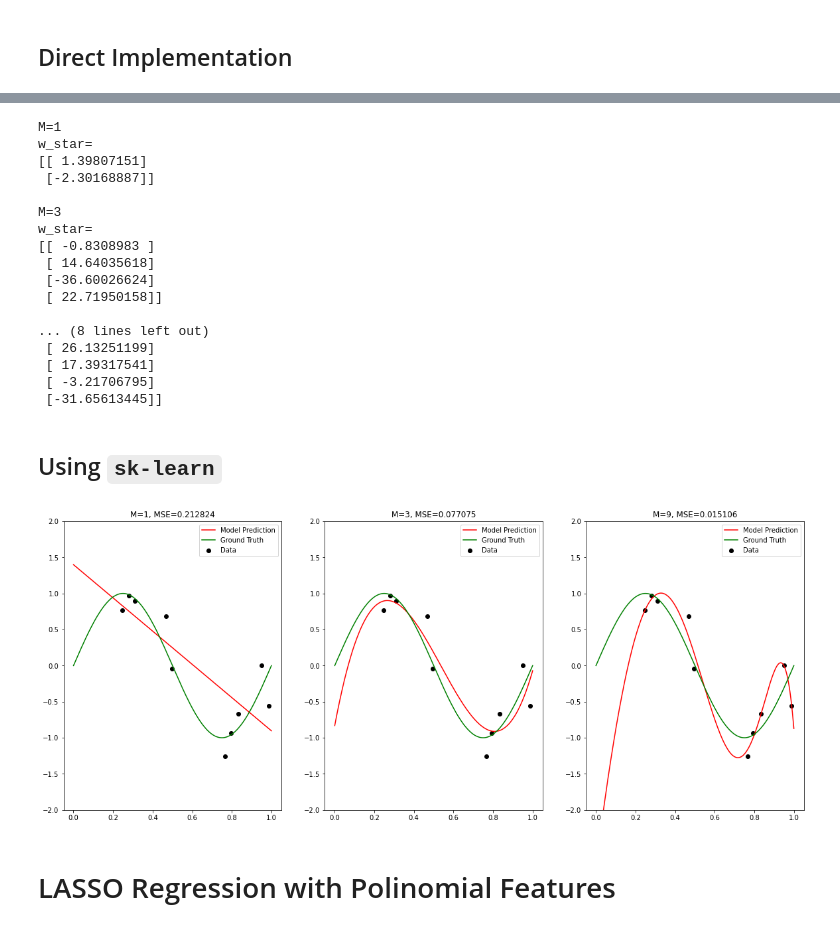
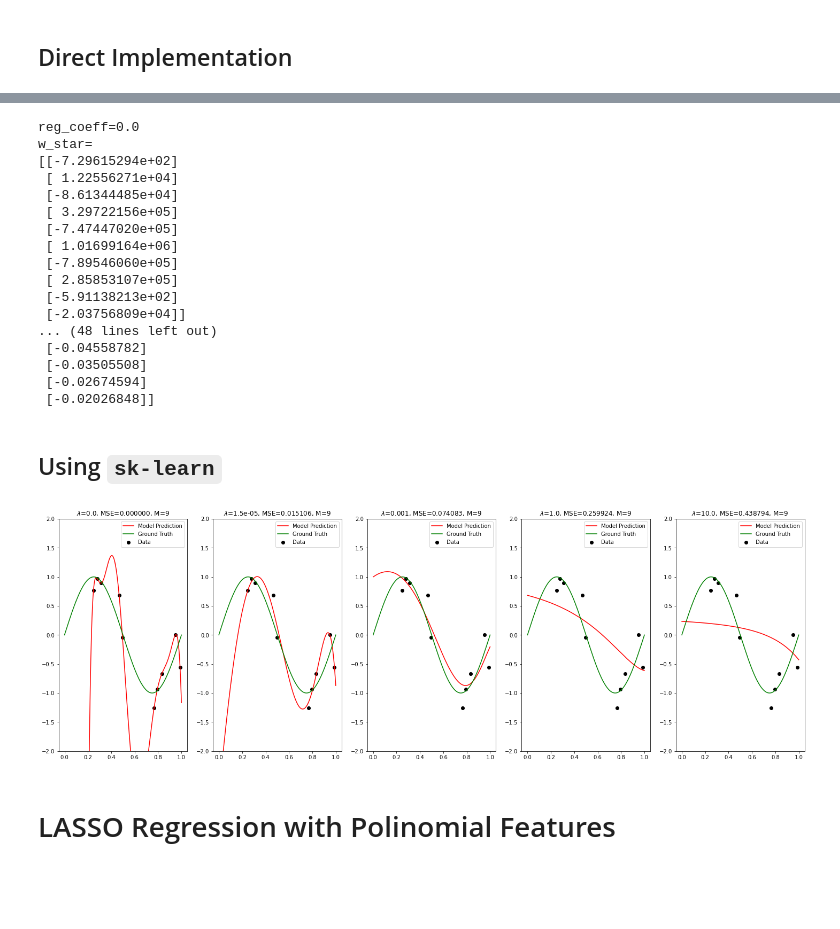
Before and after one commit to surajx/AIFS, a Jupyter notebook: labs/Machine Learning/Polinomial_curve_fitting.ipynb, the cells around one changed output, grey strips where cells are left out. Cells and saved outputs as stored; diff of their text form; code cells hidden in the pictures; blank space fills up the shorter version.

```diff
--- a/labs/Machine Learning/Polinomial_curve_fitting.ipynb
+++ b/labs/Machine Learning/Polinomial_curve_fitting.ipynb
@@ -145,17 +145,18 @@ for M in M_list:
 # Ridge Regression with Polinomial Features
 # %% [markdown]
 ## Direct Implementation
-# %%
-reg_coeff = 0.000015
+# %%
+M = 9
+reg_coeff_list = [0., 0.000015, 0.001, 1., 10.]
 # %%
 # Define the Order of the polynomial. This defines the Capacity of the Model
 w_star_list = []
-plt.figure(figsize=(20, 8))
+plt.figure(figsize=(25, 8))
 plt_cnt = 1
-for M in M_list:
+for reg_coeff in reg_coeff_list:
 
     # Set subplot
-    ax = plt.subplot(1, len(M_list), plt_cnt)
+    ax = plt.subplot(1, len(reg_coeff_list), plt_cnt)
     # plt.setp(ax, xticks=(), yticks=())
 
     # Convert to polynomial features
@@ -178,7 +179,7 @@ for M in M_list:
     mse = np.mean(np.square(np.matmul(X_train_features, w_star) - y_train_mat))
 
     plt.ylim((-2, 2))
-    plt.title("M={}, MSE={:.6f}".format(M, mse))
+    plt.title("$\lambda$={}, MSE={:.6f}, M=9".format(reg_coeff, mse))
     plt.scatter(X_train, y_train, color="black", label="Data")
     plt.plot(X_true, y_model_pred, color="red", label="Model Prediction")
     plt.plot(X_true, y_true, color="green", label="Ground Truth")
@@ -189,57 +190,57 @@ for M in M_list:
 # %%
-for idx in range(len(M_list)):
-    print("M={}\nw_star=\n{}\n".format(M_list[idx],w_star_list[idx]))
+for idx in range(len(reg_coeff_list)):
+    print("reg_coeff={}\nw_star=\n{}\n".format(reg_coeff_list[idx],w_star_list[idx]))
 # %% [output]
-M=1
+reg_coeff=0.0
 w_star=
-[[ 1.39807151]
- [-2.30168887]]
-
-M=3
-w_star=
-[[ -0.8308983 ]
- [ 14.64035618]
- [-36.60026624]
- [ 22.71950158]]
-
-... (8 lines left out)
- [ 26.13251199]
- [ 17.39317541]
- [ -3.21706795]
- [-31.65613445]]
+[[-7.29615294e+02]
+ [ 1.22556271e+04]
+ [-8.61344485e+04]
+ [ 3.29722156e+05]
+ [-7.47447020e+05]
+ [ 1.01699164e+06]
+ [-7.89546060e+05]
+ [ 2.85853107e+05]
+ [-5.91138213e+02]
+ [-2.03756809e+04]]
+... (48 lines left out)
+ [-0.04558782]
+ [-0.03505508]
+ [-0.02674594]
+ [-0.02026848]]
 # %% [markdown]
 ## Using `sk-learn`
 # %%
 # Define the Order of the polynomial. This defines the Capacity of the Model
-plt.figure(figsize=(20, 8))
+plt.figure(figsize=(25, 8))
 plt_cnt = 1
-for M in M_list:
+for reg_coeff in reg_coeff_list:
 
     # Set subplot
-    ax = plt.subplot(1, len(M_list), plt_cnt)
+    ax = plt.subplot(1, len(reg_coeff_list), plt_cnt)
     # plt.setp(ax, xticks=(), yticks=())
 
     # Convert to matrix format
     X_train_mat = np.expand_dims(X_train, axis=1)
     X_true_mat = np.expand_dims(X_true, axis=1)
 
     model = make_pipeline(PolynomialFeatures(M), Ridge(alpha=reg_coeff))
     model.fit(X_train_mat, y_train)
 
 
     y_model_pred = model.predict(X_true_mat) # Model prediction
 
     mse = mean_squared_error(y_train, model.predict(X_train_mat))
 
     plt.ylim((-2, 2))
-    plt.title("M={}, MSE={:.6f}".format(M, mse))
+    plt.title("$\lambda$={}, MSE={:.6f}, M=9".format(reg_coeff, mse))
     plt.scatter(X_train, y_train, color="black", label="Data")
     plt.plot(X_true, y_model_pred, color="red", label="Model Prediction")
     plt.plot(X_true, y_true, color="green", label="Ground Truth")
     plt.legend(loc="best")
     plt_cnt += 1
 # %% [output]
-[figure, old version]
+[figure, new version]
 # %% [markdown]
 # LASSO Regression with Polinomial Features
 # %% [markdown]
```
Also changed, not shown: parts of 2 cells of this notebook.
